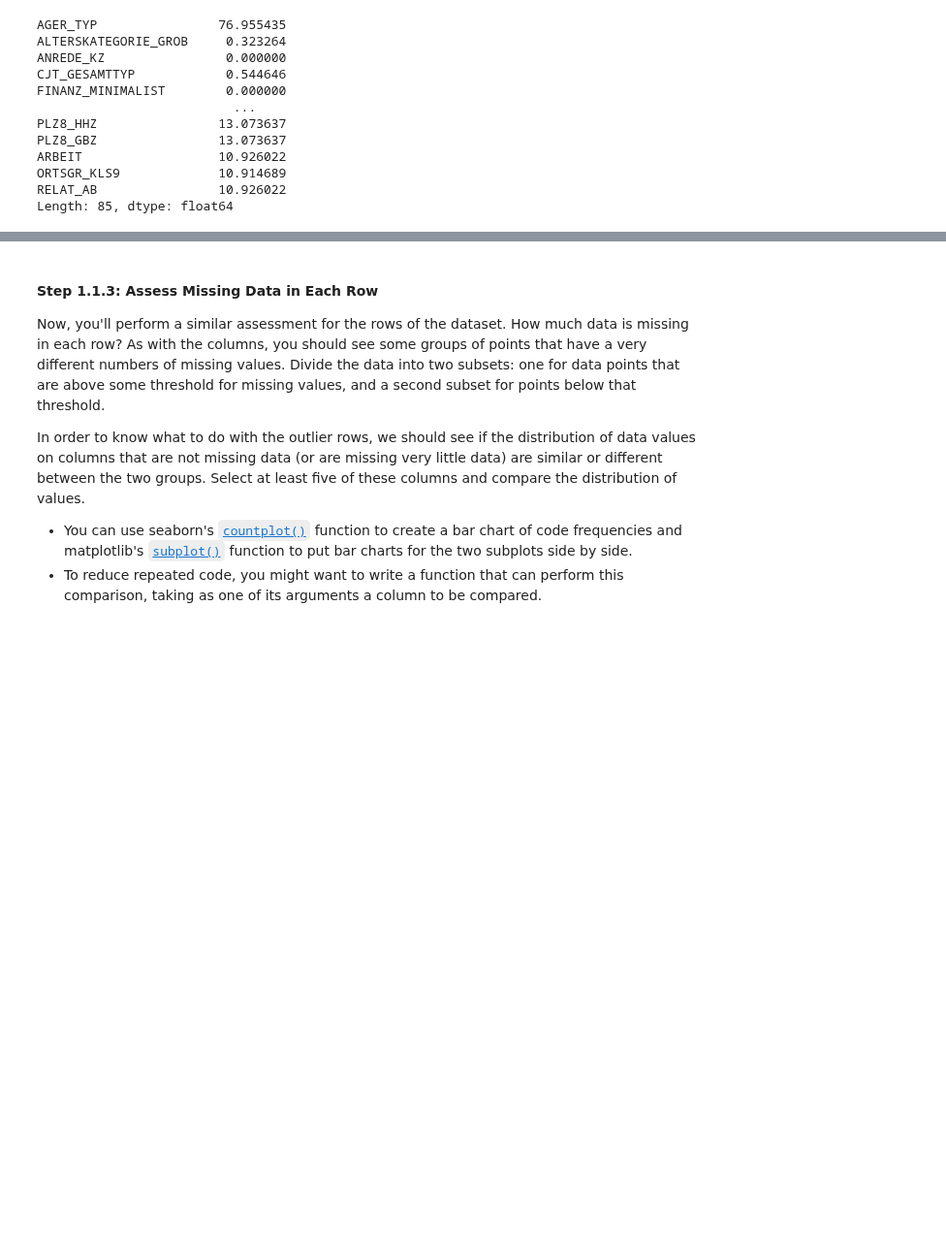
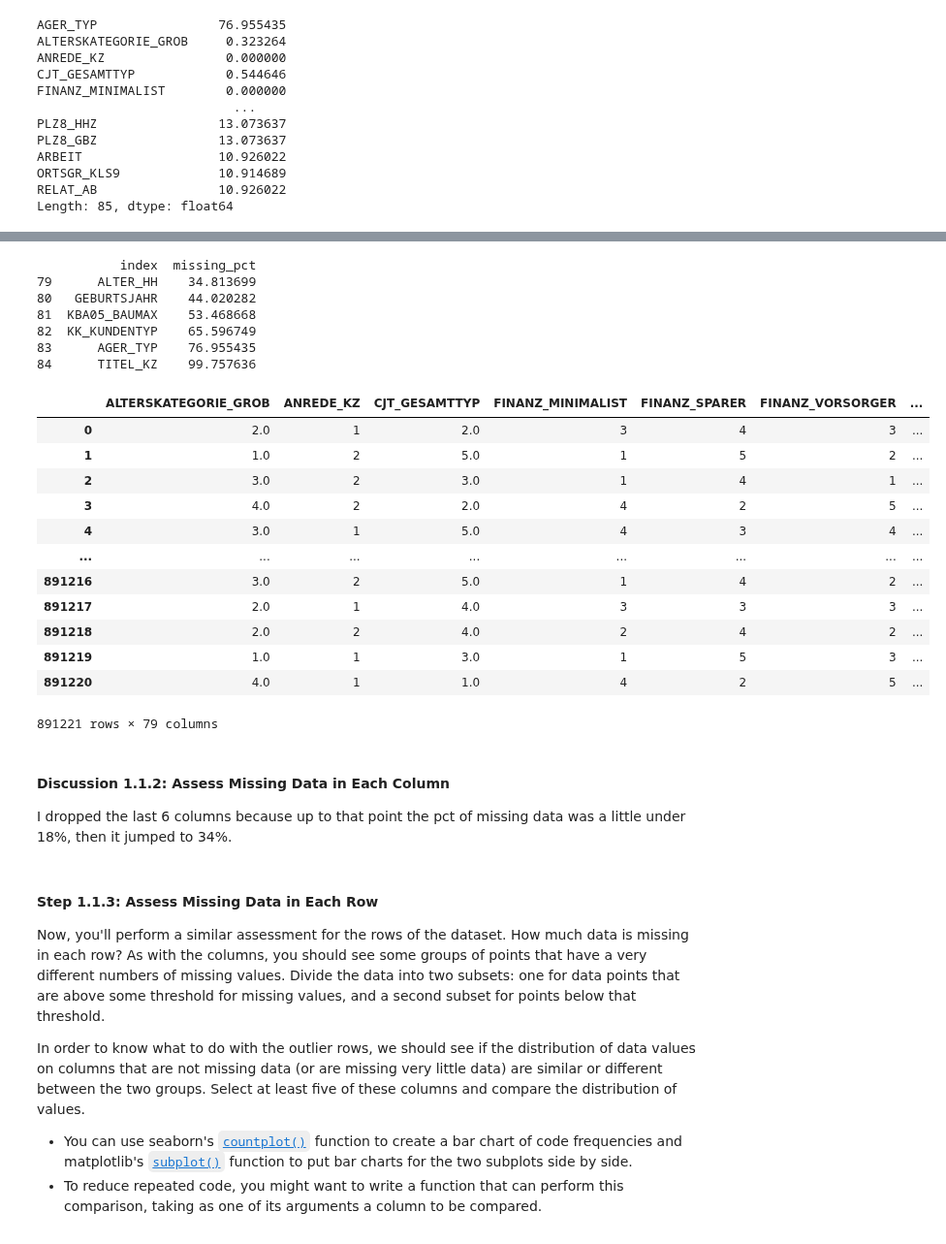
Before and after one commit to paulgureghian/Python_Notebooks, a Jupyter notebook: Create_Cust_Segments/Identify_Cust_Segments/identify_cust_segments.ipynb, the cells around one changed output, grey strips where cells are left out. Shown at 97% size. Drawn from its saved outputs; the diff is of its cells as text; code cells hidden in the pictures; blank space fills up the shorter version.

```diff
--- a/Create_Cust_Segments/Identify_Cust_Segments/identify_cust_segments.ipynb
+++ b/Create_Cust_Segments/Identify_Cust_Segments/identify_cust_segments.ipynb
@@ -267,3 +318,38 @@ Length: 85, dtype: float64
+# %%
+# Seperate cols with >20% missing data.
+drop_cols = missing_pct_df[missing_pct_df['missing_pct'] > 20 ]
+print(drop_cols)
+
+# Drop the cols.
+azdias.drop(drop_cols['index'].values, axis=1, inplace=True)
+
+# Print
+azdias
+# %% [output]
+           index  missing_pct
+79      ALTER_HH    34.813699
+80   GEBURTSJAHR    44.020282
+81  KBA05_BAUMAX    53.468668
+82  KK_KUNDENTYP    65.596749
+83      AGER_TYP    76.955435
+84      TITEL_KZ    99.757636
+|  | ALTERSKATEGORIE_GROB | ANREDE_KZ | CJT_GESAMTTYP | FINANZ_MINIMALIST | FINANZ_SPARER | FINANZ_VORSORGER | ... |
+| 0 | 2.0 | 1 | 2.0 | 3 | 4 | 3 | ... |
+| 1 | 1.0 | 2 | 5.0 | 1 | 5 | 2 | ... |
+| 2 | 3.0 | 2 | 3.0 | 1 | 4 | 1 | ... |
+| 3 | 4.0 | 2 | 2.0 | 4 | 2 | 5 | ... |
+| 4 | 3.0 | 1 | 5.0 | 4 | 3 | 4 | ... |
+| ... | ... | ... | ... | ... | ... | ... | ... |
+| 891216 | 3.0 | 2 | 5.0 | 1 | 4 | 2 | ... |
+| 891217 | 2.0 | 1 | 4.0 | 3 | 3 | 3 | ... |
+| 891218 | 2.0 | 2 | 4.0 | 2 | 4 | 2 | ... |
+| 891219 | 1.0 | 1 | 3.0 | 1 | 5 | 3 | ... |
+| 891220 | 4.0 | 1 | 1.0 | 4 | 2 | 5 | ... |
+891221 rows × 79 columns
+# %% [markdown]
+#### Discussion 1.1.2: Assess Missing Data in Each Column
+
+I dropped the last 6 columns because up to that point the pct of missing data was a little under 18%, then it jumped to 34%.
 # %% [markdown]
 #### Step 1.1.3: Assess Missing Data in Each Row
 
```
Also changed, not shown: parts of 8 cells of this notebook.
